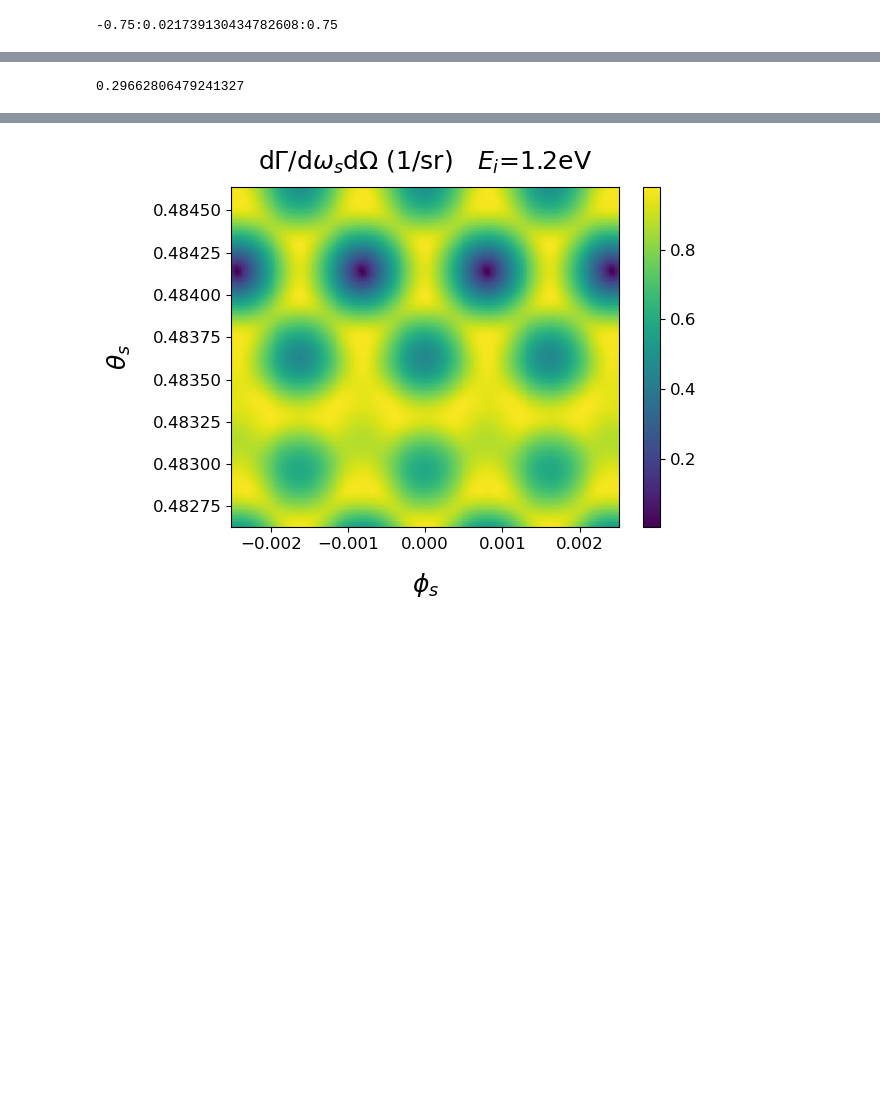
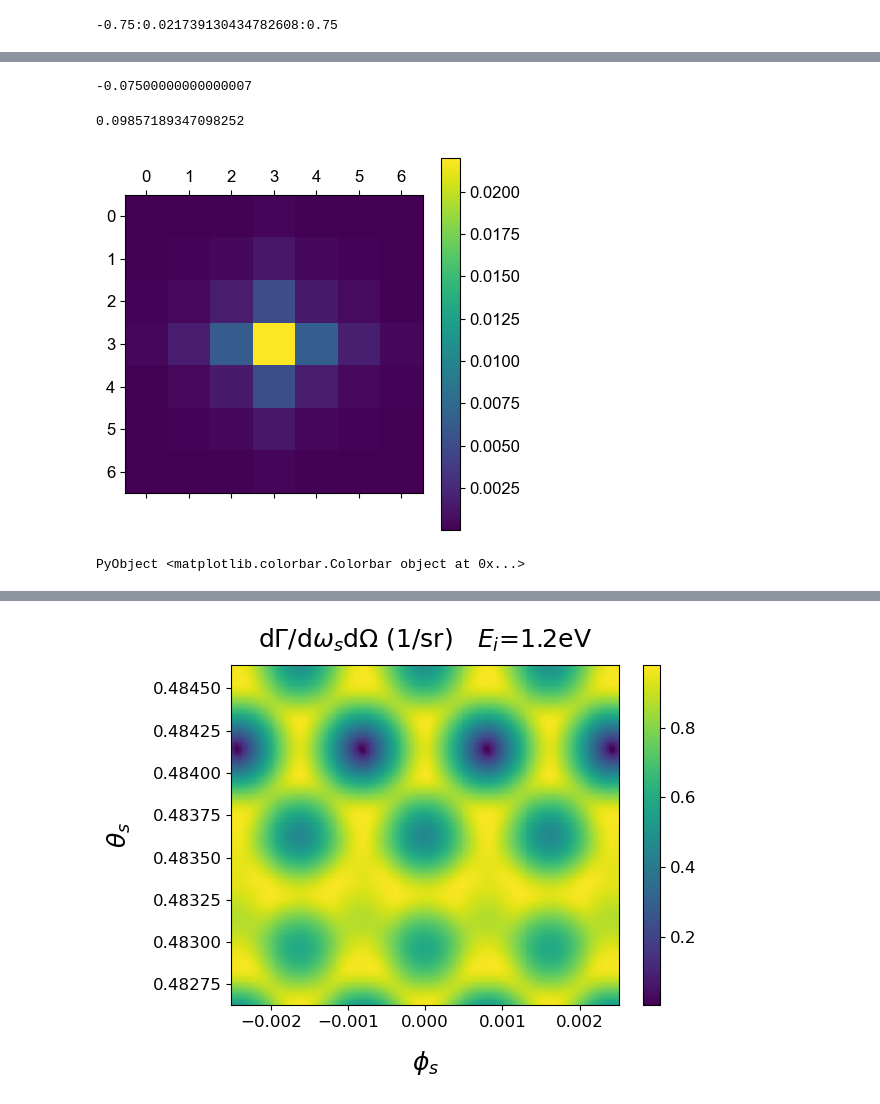
Before and after one commit to 16elinas/xopdc, a Jupyter notebook: Xray_3dphc_analysis.ipynb, the cells around one changed output, grey strips where cells are left out. Saved outputs shown, nothing was run; the diff lists cells and outputs as text; code cells hidden in the pictures; blank space fills up the shorter version.

```diff
--- a/Xray_3dphc_analysis.ipynb
+++ b/Xray_3dphc_analysis.ipynb
@@ -51,7 +51,12 @@ FCC_basis = [[1/2 0 1/2], [1/2 1/2 0], [0 1/2 1/2]]
 # %%
 # data = npzread("phc3d_more_g.npz")
 # data= npzread("phc3d_constant_eps.npz")
-data = npzread("phc_an_files/phc3d_fcc_25_12b.npz")
+# data = npzread("phc_an_files/phc3d_sc_sph_e_12_15_12b.npz")
+# data = npzread("phc_an_files/phc3d_wdpl_e_13_21_12b.npz")
+data = npzread("phc3d_wdpl_e_13_21_11-2-23.npz")
+# data = npzread("phc3d_fcc_fs_e_12_12b.npz")
+# data = npzread("phc_an_files/phc3d_sc_fs_e_12_15_12b.npz")
+# data = npzread("phc_an_files/phc3d_fcc_fs_e_wdpl_ga.npz")
 
 kBZ = data["arr_0"]
 Δk = kBZ[2] - kBZ[1]
@@ -400,4 +116,0 @@ offset is too much
-# %%
-θB
-# %% [output]
-0.29662806479241327
@@ -403,0 +142,14 @@ offset is too much
+# %%
+kBZ[10]
+# %% [output]
+-0.07500000000000007
+# %%
+M1dat[1, 10, 10, 10, 4, 4, 4]
+# %% [output]
+0.09857189347098252
+# %%
+matshow((M1dat[1, 10, 10, 10, 4, :, :]^2 .+ M2dat[1, 10, 10, 10, 4, :, :]^2 .+ M3dat[1, 10, 10, 10, 4, :, :]^2))
+colorbar()
+# %% [output]
+[figure, added]
+PyObject <matplotlib.colorbar.Colorbar object at 0x...>
```
Also changed, not shown: parts of 69 cells of this notebook, 8 other files.
